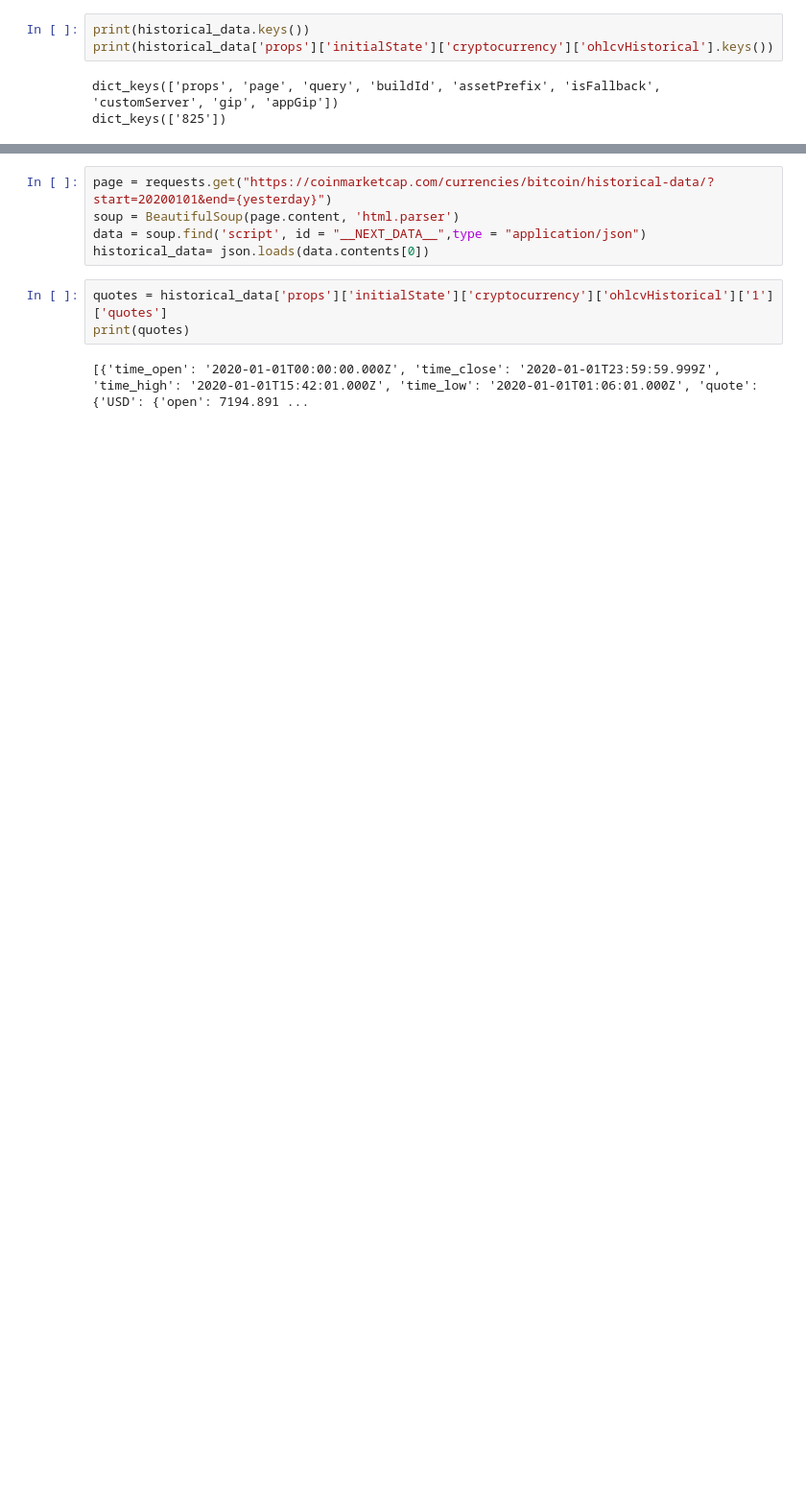
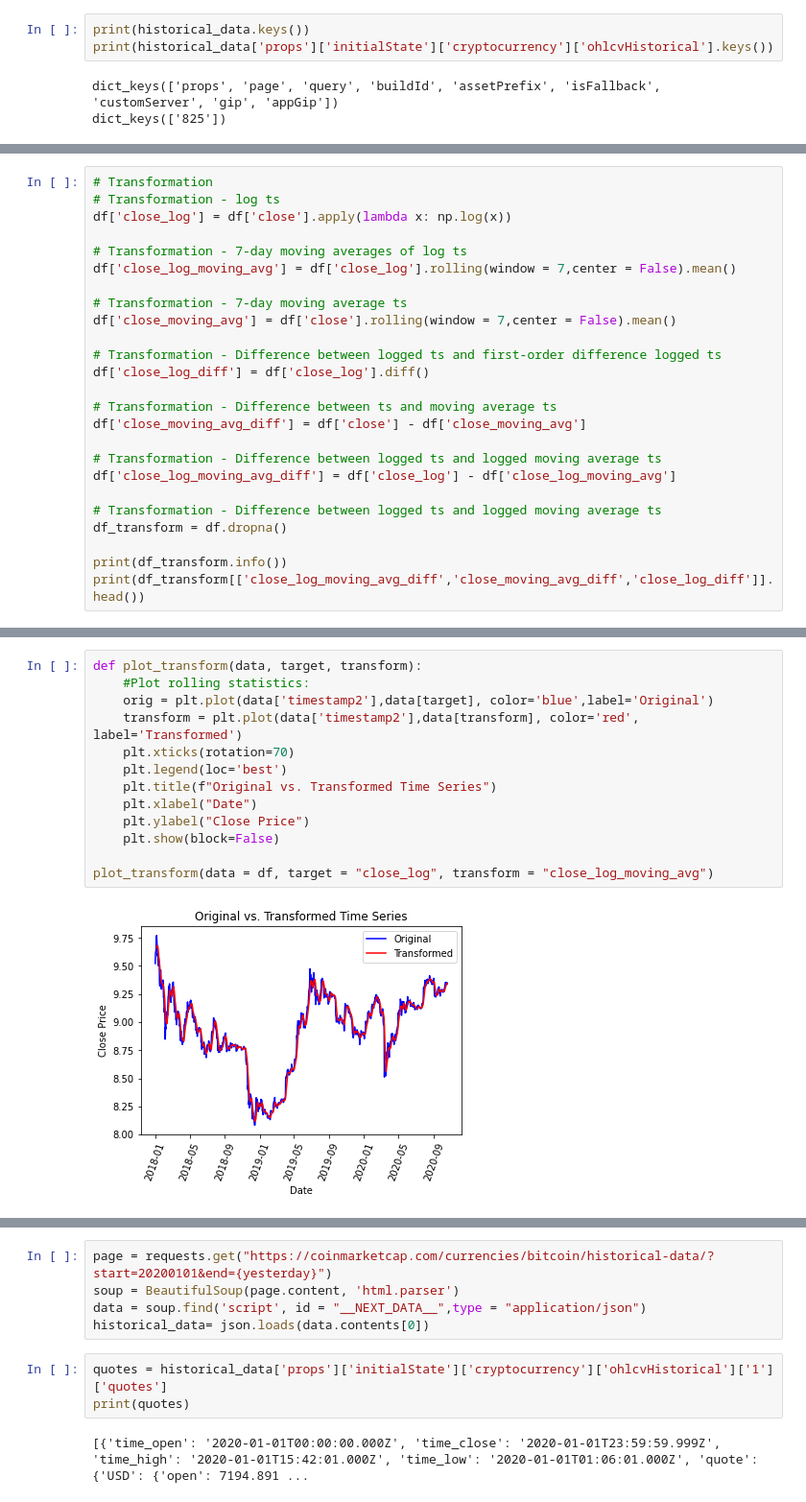
Before and after one commit to SophiaHe/coinmarketcap, a Jupyter notebook: coinmarketcap.ipynb, the cells around one changed output, grey strips where cells are left out. Shown at 96% size. Saved outputs shown, nothing was run; the diff lists cells and outputs as text; blank space fills up the shorter version.

```diff
--- a/coinmarketcap.ipynb
+++ b/coinmarketcap.ipynb
@@ -348,0 +533,25 @@ dict_keys(['825'])
+# %%
+# Transformation
+# Transformation - log ts
+df['close_log'] = df['close'].apply(lambda x: np.log(x))
+
+# Transformation - 7-day moving averages of log ts
+df['close_log_moving_avg'] = df['close_log'].rolling(window = 7,center = False).mean()
+
+# Transformation - 7-day moving average ts
+df['close_moving_avg'] = df['close'].rolling(window = 7,center = False).mean()
+
+# Transformation - Difference between logged ts and first-order difference logged ts
+df['close_log_diff'] = df['close_log'].diff()
+
+# Transformation - Difference between ts and moving average ts
+df['close_moving_avg_diff'] = df['close'] - df['close_moving_avg']
+
+# Transformation - Difference between logged ts and logged moving average ts
+df['close_log_moving_avg_diff'] = df['close_log'] - df['close_log_moving_avg']
+
+# Transformation - Difference between logged ts and logged moving average ts
+df_transform = df.dropna()
+
+print(df_transform.info())
+print(df_transform[['close_log_moving_avg_diff','close_moving_avg_diff','close_log_diff']].head())
@@ -348,0 +593,15 @@ dict_keys(['825'])
+# %%
+def plot_transform(data, target, transform):
+    #Plot rolling statistics:
+    orig = plt.plot(data['timestamp2'],data[target], color='blue',label='Original')
+    transform = plt.plot(data['timestamp2'],data[transform], color='red', label='Transformed')
+    plt.xticks(rotation=70)
+    plt.legend(loc='best')
+    plt.title(f"Original vs. Transformed Time Series")
+    plt.xlabel("Date")
+    plt.ylabel("Close Price")
+    plt.show(block=False)
+
+plot_transform(data = df, target = "close_log", transform = "close_log_moving_avg")
+# %% [output]
+[figure, added]
```
Also changed, not shown: parts of 30 cells of this notebook.
